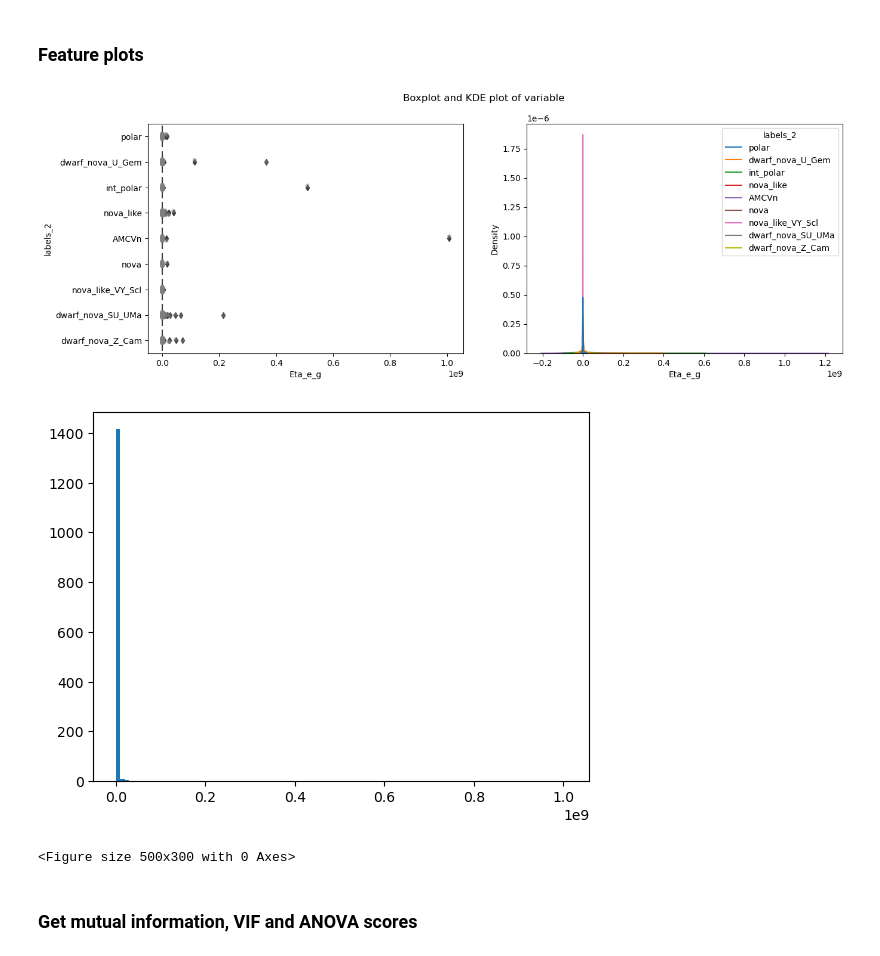
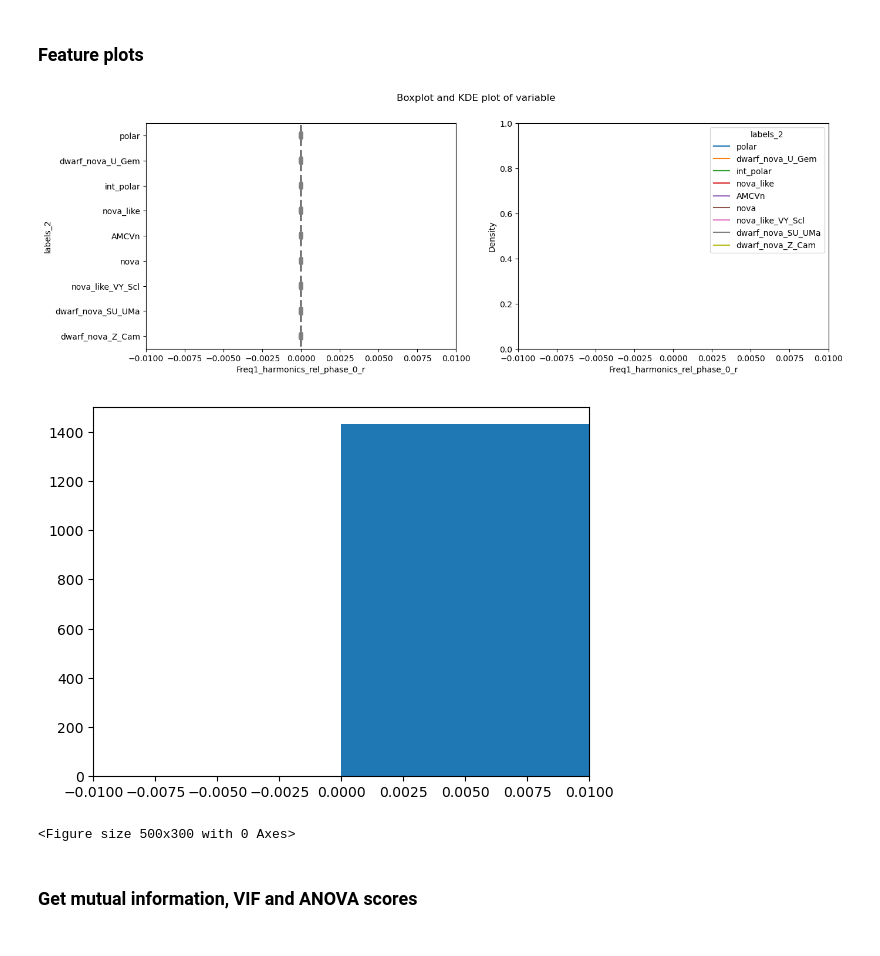
Before and after one commit to dharmesh1007/ZTF_code, a Jupyter notebook: source/3_feature_testing.ipynb, the cells around one changed output. Cells and saved outputs as stored; diff of their text form; code cells hidden in the pictures.

```diff
--- a/source/3_feature_testing.ipynb
+++ b/source/3_feature_testing.ipynb
@@ -505,34 +490,34 @@ phot_bp_rp_excess_factor
 # %%
 import seaborn as sns
 from matplotlib import pyplot as plt
 dataframe = lc_features_df
-name = 'Eta_e_g'
-limits = None
+name = 'Freq1_harmonics_rel_phase_0_r'
+limits = (-0.01,0.01)
 labels = 'labels_2'
 
 droplist = ['Eta_e_r','Freq3_harmonics_rel_phase_3_r','Freq3_harmonics_rel_phase_1_g','Freq1_harmonics_rel_phase_2_r',
             'Freq1_harmonics_rel_phase_3_r','Freq2_harmonics_rel_phase_2_g','Freq3_harmonics_rel_phase_2_r',]
 
 fig, axes = plt.subplots(1, 2, figsize=(15, 5), sharey=False)
 fig.suptitle('Boxplot and KDE plot of variable')
 
 sns.boxplot(ax=axes[0], data=dataframe, x=name, y=labels)
 sns.stripplot(ax=axes[0], data=dataframe, x=name, y=labels, color='grey', alpha=0.5)
 axes[0].set(xlim=limits)
 sns.kdeplot(ax=axes[1], x=name, data=dataframe, hue=labels, common_norm=False)
 axes[1].set(xlim=limits)
 plt.show()
 
 
 # dataframe[name].hist(bins=75, grid=False,figsize=(5,3))
 plt.hist(dataframe[name], bins=100)
 plt.xlim(limits)
 plt.figure(figsize=(5,3))
 
 plt.show()
 # %% [output]
-[figure, old version]
+[figure, new version]
-[figure, old version]
+[figure, new version]
 <Figure size 500x300 with 0 Axes>
 # %% [markdown]
 ### Get mutual information, VIF and ANOVA scores
```
Also changed, not shown: parts of 2 cells of this notebook.
